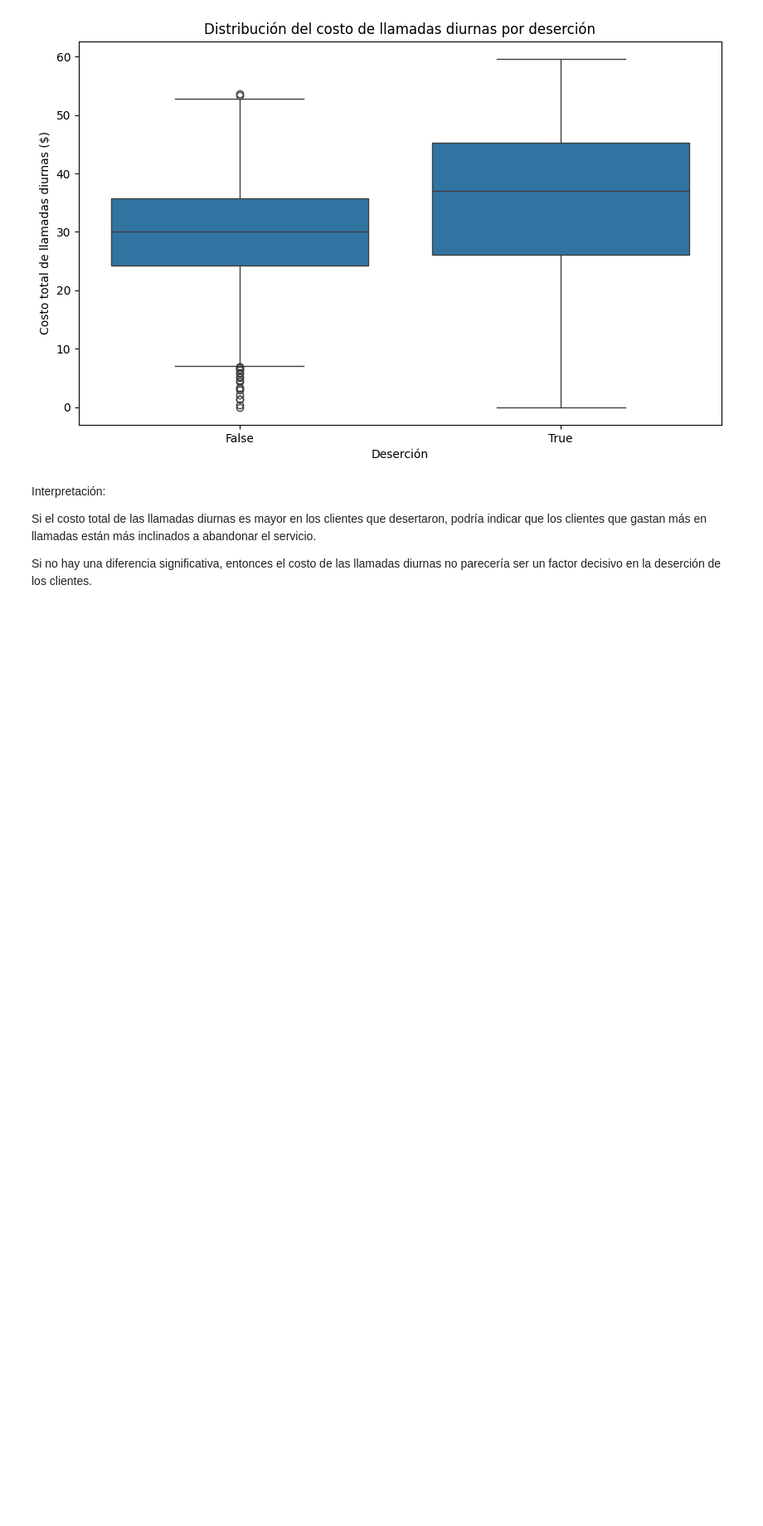
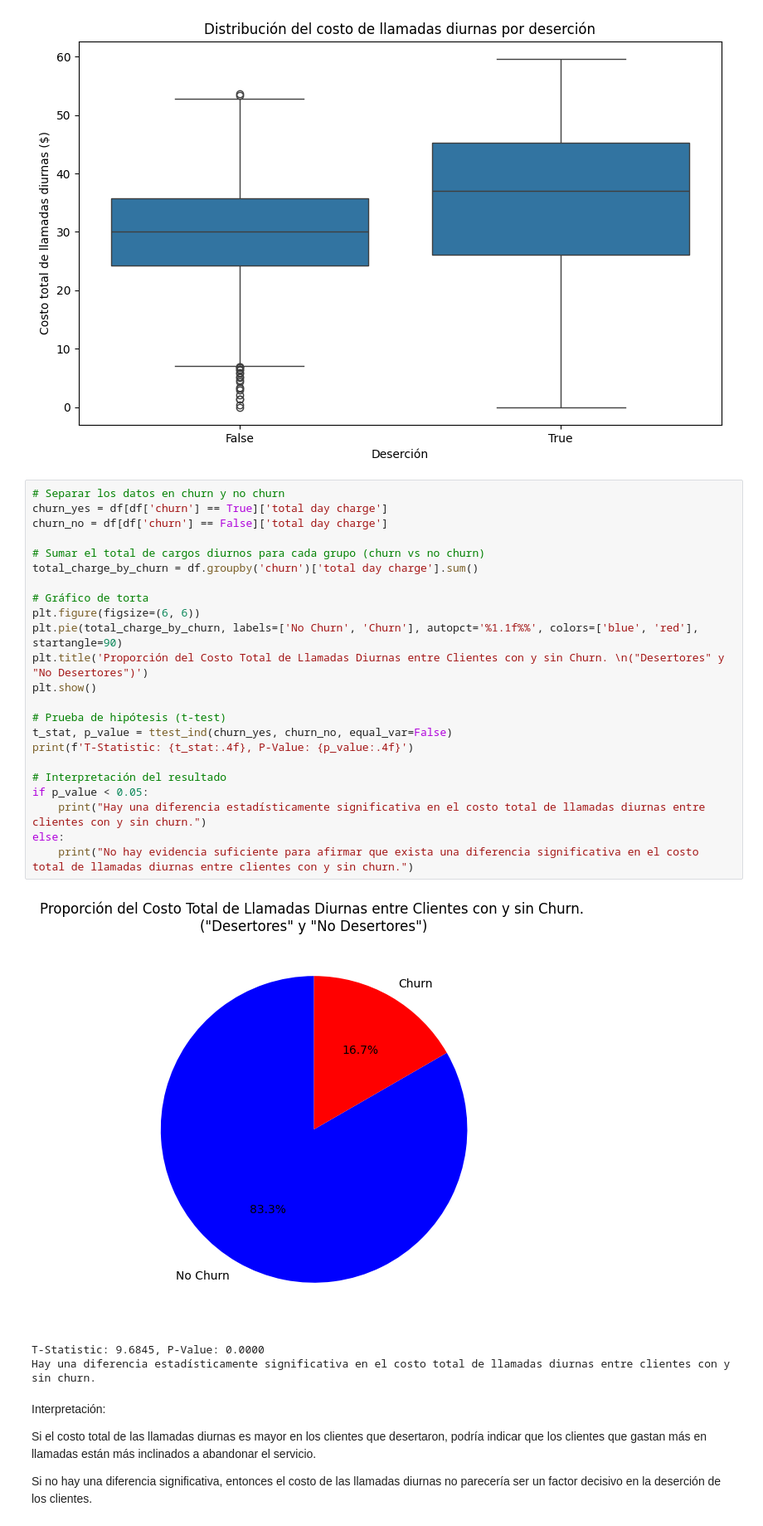
Before and after one commit to renemorenow/MachineLearning2, a Jupyter notebook: Prog_Basica_Python/Guia_2_Entrega.ipynb, the cells around one changed output. Shown at 83% size. Cells and saved outputs as stored; diff of their text form; blank space fills up the shorter version.

```diff
--- a/Prog_Basica_Python/Guia_2_Entrega.ipynb
+++ b/Prog_Basica_Python/Guia_2_Entrega.ipynb
@@ -356,6 +359,33 @@ plt.show()
 Costo promedio de llamadas diurnas de los clientes que desertaron: $35.18
 Costo promedio de llamadas diurnas de los clientes que permanecen: $29.78
 [figure]
+# %%
+# Separar los datos en churn y no churn
+churn_yes = df[df['churn'] == True]['total day charge']
+churn_no = df[df['churn'] == False]['total day charge']
+
+# Sumar el total de cargos diurnos para cada grupo (churn vs no churn)
+total_charge_by_churn = df.groupby('churn')['total day charge'].sum()
+
+# Gráfico de torta
+plt.figure(figsize=(6, 6))
+plt.pie(total_charge_by_churn, labels=['No Churn', 'Churn'], autopct='%1.1f%%', colors=['blue', 'red'], startangle=90)
+plt.title('Proporción del Costo Total de Llamadas Diurnas entre Clientes con y sin Churn. \n("Desertores" y "No Desertores")')
+plt.show()
+
+# Prueba de hipótesis (t-test)
+t_stat, p_value = ttest_ind(churn_yes, churn_no, equal_var=False)
+print(f'T-Statistic: {t_stat:.4f}, P-Value: {p_value:.4f}')
+
+# Interpretación del resultado
+if p_value < 0.05:
+    print("Hay una diferencia estadísticamente significativa en el costo total de llamadas diurnas entre clientes con y sin churn.")
+else:
+    print("No hay evidencia suficiente para afirmar que exista una diferencia significativa en el costo total de llamadas diurnas entre clientes con y sin churn.")
+# %% [output]
+[figure, added]
+T-Statistic: 9.6845, P-Value: 0.0000
+Hay una diferencia estadísticamente significativa en el costo total de llamadas diurnas entre clientes con y sin churn.
 # %% [markdown]
 Interpretación:
 
```
Also changed, not shown: parts of 2 cells of this notebook.
